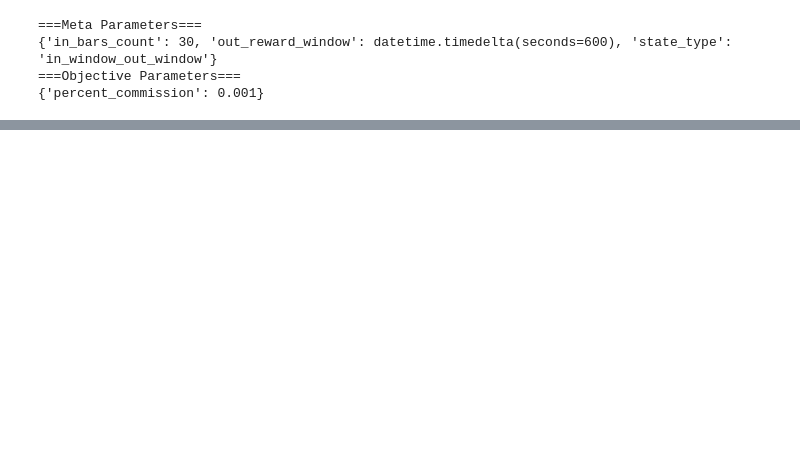
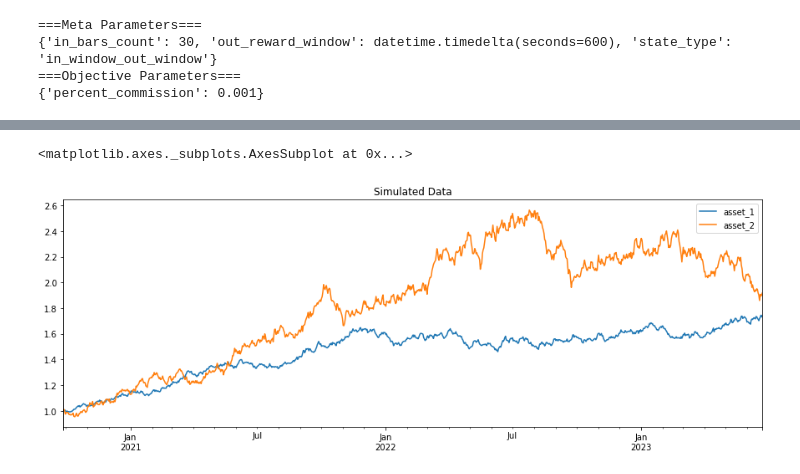
Before and after one commit to jose-alatorre-harvard/capstone, a Jupyter notebook: data_handler_test.ipynb, the cells around one changed output, grey strips where cells are left out. Drawn from its saved outputs; the diff is of its cells as text; code cells hidden in the pictures; blank space fills up the shorter version.

```diff
--- a/data_handler_test.ipynb
+++ b/data_handler_test.ipynb
@@ -49,3 +45,8 @@ test_data
+# %%
+test_data.plot(figsize=(15,5),title="Simulated Data")
+# %% [output]
+<matplotlib.axes._subplots.AxesSubplot at 0x...>
+[figure, added]
 # %%
 from lib.DataHandling import DailyDataFrame2Features
 
```
Also changed, not shown: parts of 4 cells of this notebook, 3 other files.
